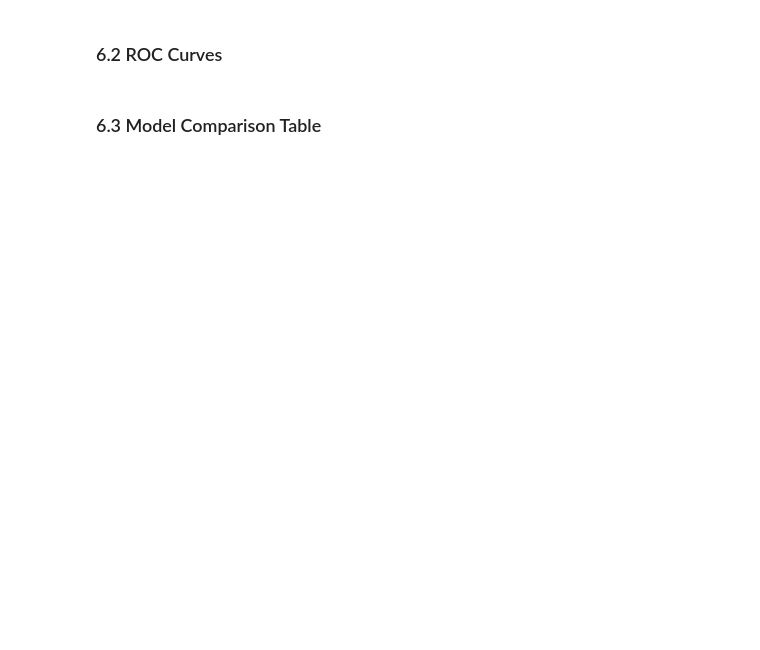
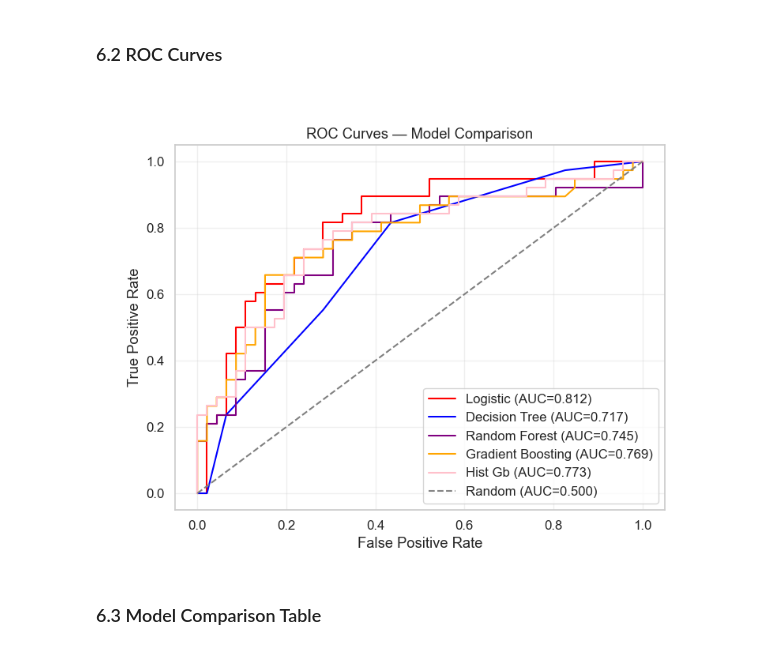
Before and after one commit to ritamrabha/Football-Performance-Prediction, a Jupyter notebook: notebooks/Football_Performance_Prediction.ipynb, the cells around one changed output. Saved outputs shown, nothing was run; the diff lists cells and outputs as text; code cells hidden in the pictures; blank space fills up the shorter version.

```diff
--- a/notebooks/Football_Performance_Prediction.ipynb
+++ b/notebooks/Football_Performance_Prediction.ipynb
@@ -293,7 +547,40 @@ _ = plot_confusion_matrices(trained_models, predictions, y_test, '../outputs')Im
 # %% [markdown]
 ### 6.2 ROC Curves
 # %%
-_ = plot_roc_curves(trained_models, probas, y_test, '../outputs')Image('../outputs/roc_curves.png')
+import matplotlib.pyplot as plt
+from sklearn.metrics import roc_curve, auc
+
+plt.figure(figsize=(8,6))
+
+colors = ['red', 'blue', 'purple', 'orange', 'pink']
+
+for i, (name, model) in enumerate(trained_models.items()):
+    y_proba = probas[name]
+
+    if y_proba is None:
+        continue
+
+    fpr, tpr, _ = roc_curve(y_test, y_proba)
+    roc_auc = auc(fpr, tpr)
+
+    plt.plot(fpr, tpr, color=colors[i],
+             label=f"{name.replace('_',' ').title()} (AUC={roc_auc:.3f})")
+
+# Random baseline
+plt.plot([0,1], [0,1], linestyle='--', color='gray', label='Random (AUC=0.500)')
+
+plt.xlabel("False Positive Rate")
+plt.ylabel("True Positive Rate")
+plt.title("ROC Curves — Model Comparison")
+plt.legend()
+plt.grid(alpha=0.3)
+
+plt.savefig('../outputs/roc_curves.png')
+plt.close()
+
+display(Image('../outputs/roc_curves.png'))
+# %% [output]
+[figure, added]
 # %% [markdown]
 ### 6.3 Model Comparison Table
 # %%
```
Also changed, not shown: parts of 17 cells of this notebook, 11 other files.
